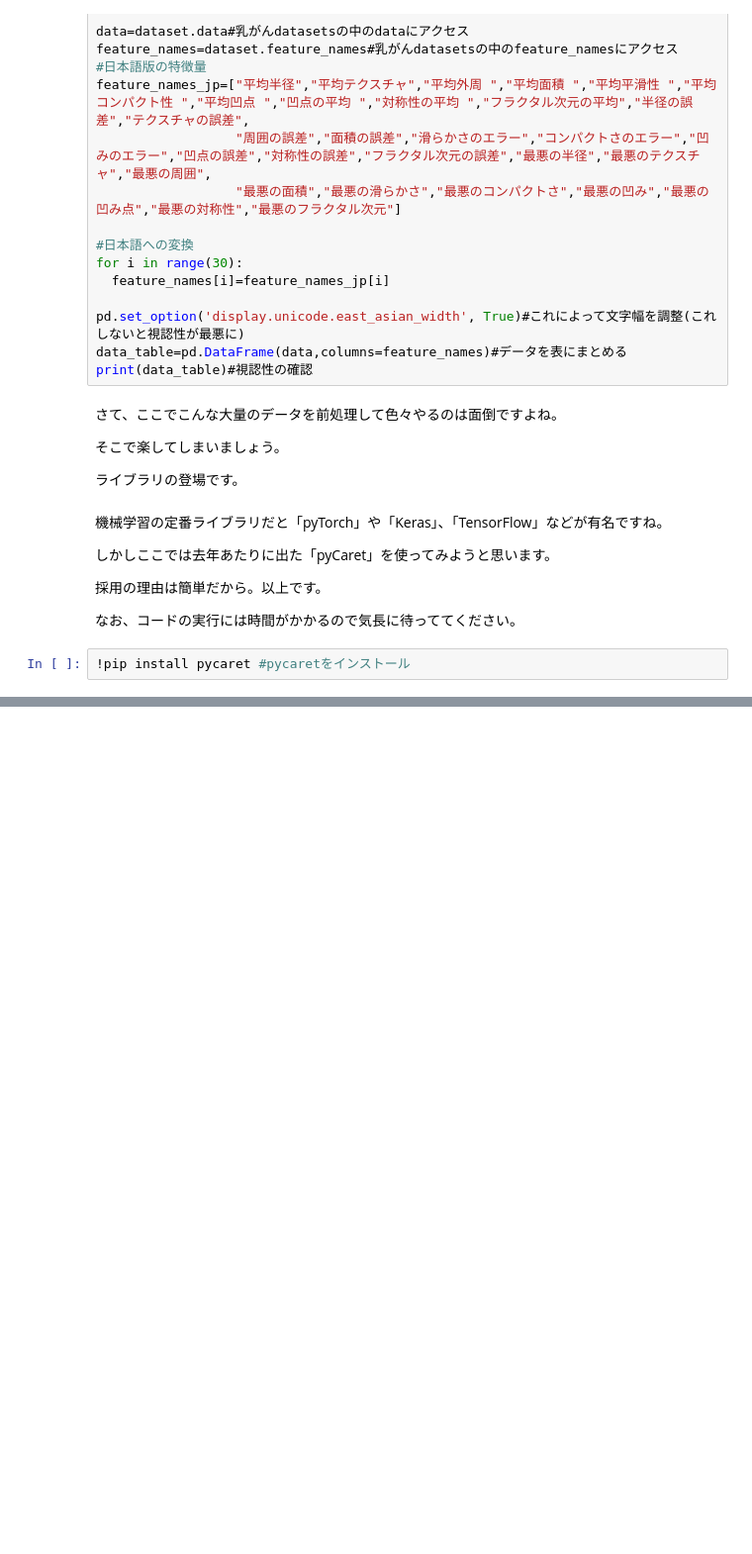
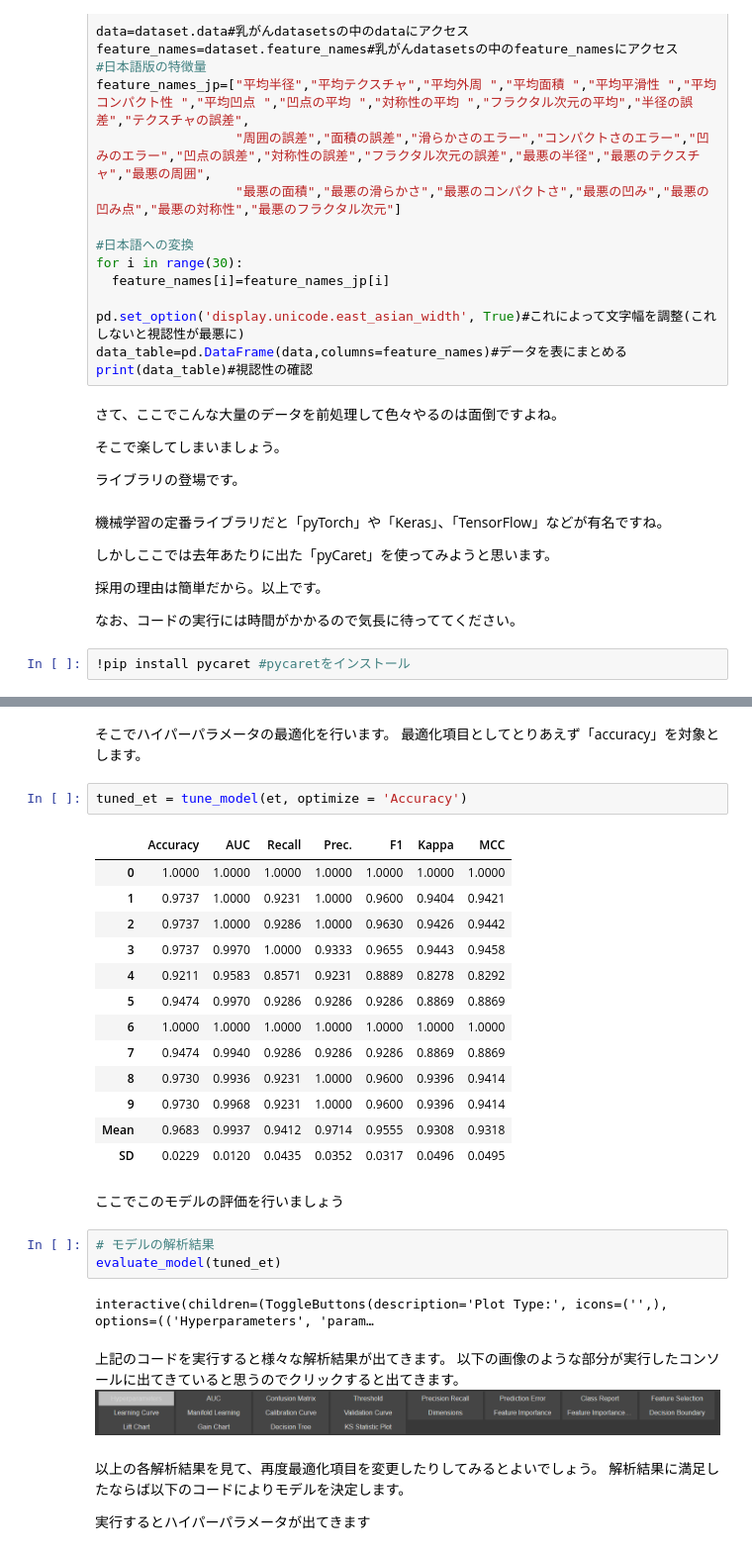
Before and after one commit to judgeee-wase/jg_file, a Jupyter notebook: ommc.ipynb, the cells around one changed output, grey strips where cells are left out. Shown at 99% size. Saved outputs shown, nothing was run; the diff lists cells and outputs as text; blank space fills up the shorter version.

```diff
--- a/ommc.ipynb
+++ b/ommc.ipynb
@@ -1160,0 +1210,35 @@ compare_models()
+# %% [markdown]
+そこでハイパーパラメータの最適化を行います。
+最適化項目としてとりあえず「accuracy」を対象とします。
+# %%
+tuned_et = tune_model(et, optimize = 'Accuracy')
+# %% [output]
+|  | Accuracy | AUC | Recall | Prec. | F1 | Kappa | MCC |
+| 0 | 1.0000 | 1.0000 | 1.0000 | 1.0000 | 1.0000 | 1.0000 | 1.0000 |
+| 1 | 0.9737 | 1.0000 | 0.9231 | 1.0000 | 0.9600 | 0.9404 | 0.9421 |
+| 2 | 0.9737 | 1.0000 | 0.9286 | 1.0000 | 0.9630 | 0.9426 | 0.9442 |
+| 3 | 0.9737 | 0.9970 | 1.0000 | 0.9333 | 0.9655 | 0.9443 | 0.9458 |
+| 4 | 0.9211 | 0.9583 | 0.8571 | 0.9231 | 0.8889 | 0.8278 | 0.8292 |
+| 5 | 0.9474 | 0.9970 | 0.9286 | 0.9286 | 0.9286 | 0.8869 | 0.8869 |
+| 6 | 1.0000 | 1.0000 | 1.0000 | 1.0000 | 1.0000 | 1.0000 | 1.0000 |
+| 7 | 0.9474 | 0.9940 | 0.9286 | 0.9286 | 0.9286 | 0.8869 | 0.8869 |
+| 8 | 0.9730 | 0.9936 | 0.9231 | 1.0000 | 0.9600 | 0.9396 | 0.9414 |
+| 9 | 0.9730 | 0.9968 | 0.9231 | 1.0000 | 0.9600 | 0.9396 | 0.9414 |
+| Mean | 0.9683 | 0.9937 | 0.9412 | 0.9714 | 0.9555 | 0.9308 | 0.9318 |
+| SD | 0.0229 | 0.0120 | 0.0435 | 0.0352 | 0.0317 | 0.0496 | 0.0495 |
+# %% [markdown]
+ここでこのモデルの評価を行いましょう
+# %%
+# モデルの解析結果
+evaluate_model(tuned_et)
+# %% [output]
+interactive(children=(ToggleButtons(description='Plot Type:', icons=('',), options=(('Hyperparameters', 'param…
+# %% [markdown]
+上記のコードを実行すると様々な解析結果が出てきます。
+以下の画像のような部分が実行したコンソールに出てきていると思うのでクリックすると出てきます。
+![image.png](embedded-picture-1)
+# %% [markdown]
+以上の各解析結果を見て、再度最適化項目を変更したりしてみるとよいでしょう。
+解析結果に満足したならば以下のコードによりモデルを決定します。
+
+実行するとハイパーパラメータが出てきます
```
Also changed, not shown: parts of 12 cells of this notebook.
